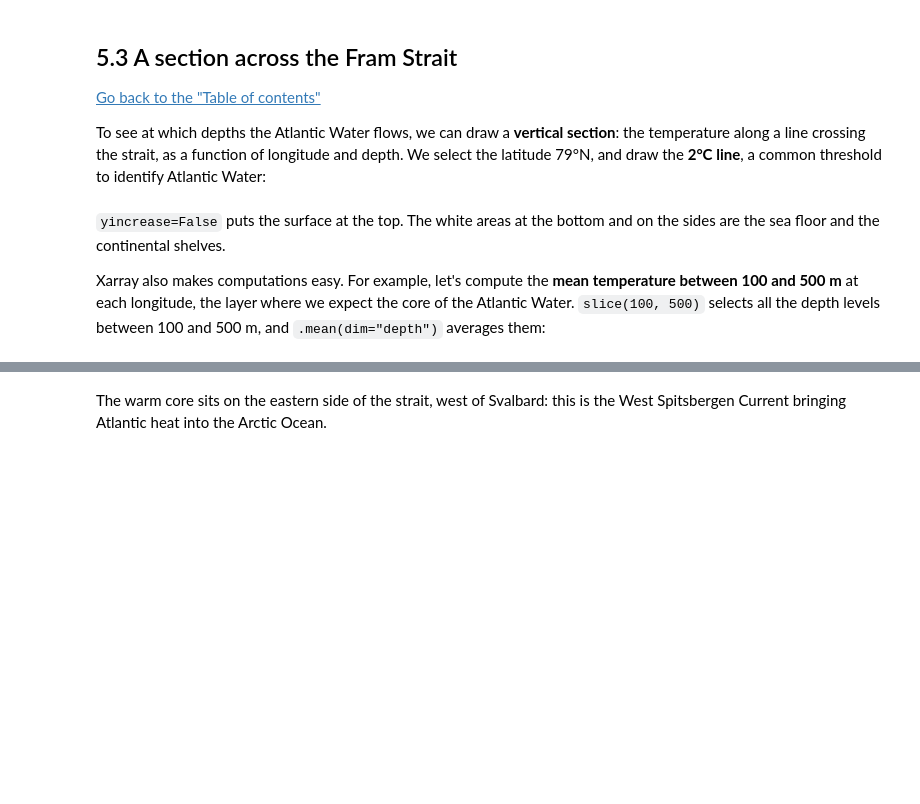
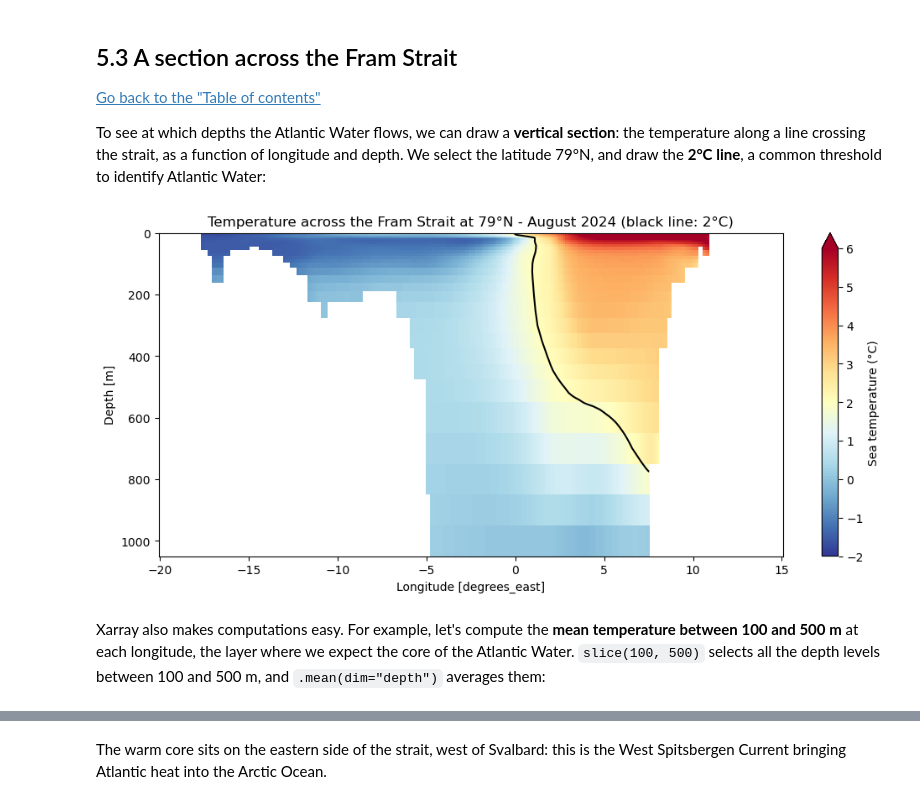
Before and after one commit to gkoenig-mercator/Training_Toolbox, a Jupyter notebook: ARCTBX-02-subset.ipynb, the cells around one changed output, grey strips where cells are left out. Drawn from its saved outputs; the diff is of its cells as text; code cells hidden in the pictures; blank space fills up the shorter version.

```diff
--- a/ARCTBX-02-subset.ipynb
+++ b/ARCTBX-02-subset.ipynb
@@ -406,19 +528,17 @@ The contrast between the two sides of the strait should stand out: water above 2
 
 To see at which depths the Atlantic Water flows, we can draw a **vertical section**: the temperature along a line crossing the strait, as a function of longitude and depth. We select the latitude 79°N, and draw the **2°C line**, a common threshold to identify Atlantic Water:
 # %%
-temperature_section = temperature.sel(latitude=79, method="nearest")
-
-fig, ax = plt.subplots(figsize=(12, 5))
-temperature_section.plot(
-    ax=ax, y="depth", yincrease=False,
-    cmap="RdYlBu_r", vmin=-2, vmax=6,
-    cbar_kwargs={"label": "Sea temperature (°C)"},
+plot_depth_section(
+    temperature["thetao"],
+    latitude=79,
+    title="Temperature across the Fram Strait at 79°N - August 2024 (black line: 2°C)",
+    cbar_label="Sea temperature (°C)",
+    vmin=-2,
+    vmax=6,
+    contour_level=2,
 )
-temperature_section.plot.contour(ax=ax, y="depth", yincrease=False, levels=[2], colors="black")
-ax.set_title("Temperature across the Fram Strait at 79°N - August 2024 (black line: 2°C)")
-plt.show()
+# %% [output]
+[figure, added]
 # %% [markdown]
-`yincrease=False` puts the surface at the top. The white areas at the bottom and on the sides are the sea floor and the continental shelves.
-
 Xarray also makes computations easy. For example, let's compute the **mean temperature between 100 and 500 m** at each longitude, the layer where we expect the core of the Atlantic Water. `slice(100, 500)` selects all the depth levels between 100 and 500 m, and `.mean(dim="depth")` averages them:
 # %%
```
Also changed, not shown: parts of 19 cells of this notebook, 1 other file.
